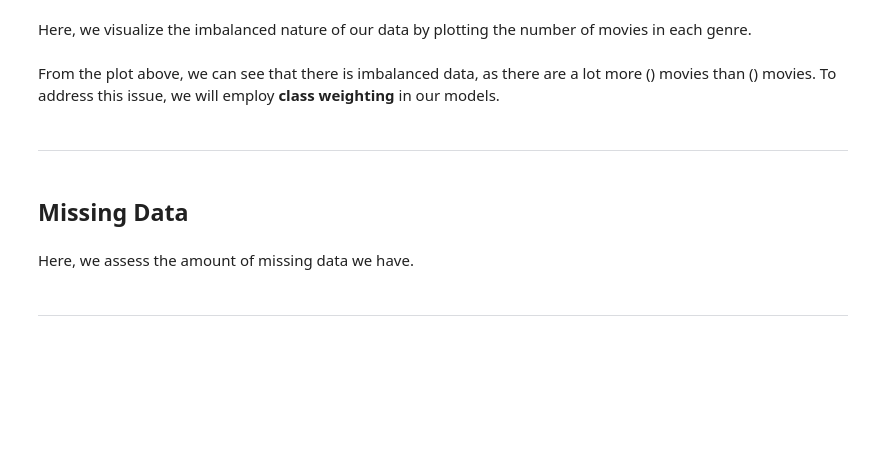
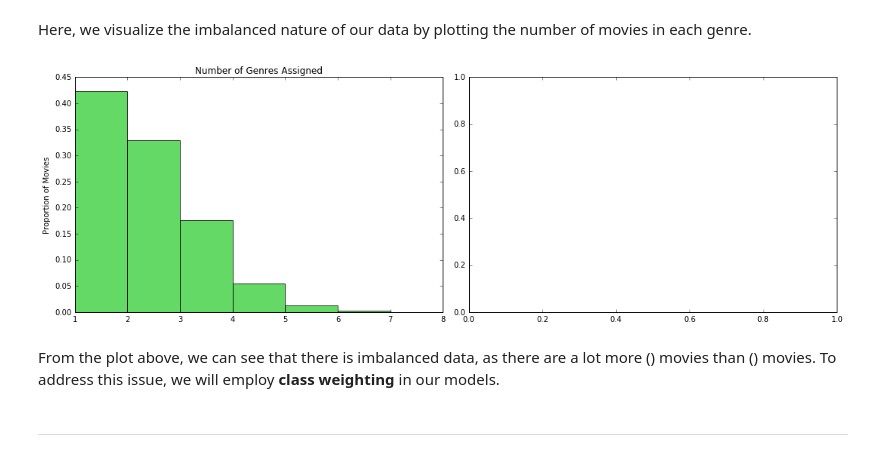
Before and after one commit to greenore/deep-learning-project, a Jupyter notebook: milestone2/Milestone2.ipynb, the cells around one changed output. Drawn from its saved outputs; the diff is of its cells as text; code cells hidden in the pictures; blank space fills up the shorter version.

```diff
--- a/milestone2/Milestone2.ipynb
+++ b/milestone2/Milestone2.ipynb
@@ -455,0 +557,5 @@ Finally, we take a look at the final dataframe, which has a total of () observat
+# %%
+# merge outcome variables
+genres['tmdb_id'] = genres['tmdb_id'].apply(pd.to_numeric, errors='ignore')
+merged4 = pd.merge(merged3, genres, how='left', on='tmdb_id')
+merged4.head()
@@ -464,8 +582,15 @@ ggplot
+# %%
+fig, ((ax1, ax2)) = plt.subplots(1, 2, figsize=(15, 5))
+ax1.hist(genres['num_genres'], normed=1, facecolor='limegreen', alpha=0.75)
+ax1.set_xlim([1,8])
+ax1.set_title('Number of Genres Assigned')
+ax1.set_ylabel('Proportion of Movies')
+
+
+
+plt.tight_layout()
+plt.show()
+# %% [output]
+[figure, added]
 # %% [markdown]
 From the plot above, we can see that there is imbalanced data, as there are a lot more () movies than () movies. To address this issue, we will employ **class weighting** in our models.
-# %% [markdown]
----
-# %% [markdown]
-## Missing Data
-# %% [markdown]
-Here, we assess the amount of missing data we have.
```
Also changed, not shown: parts of 31 cells of this notebook, 1 other file.
